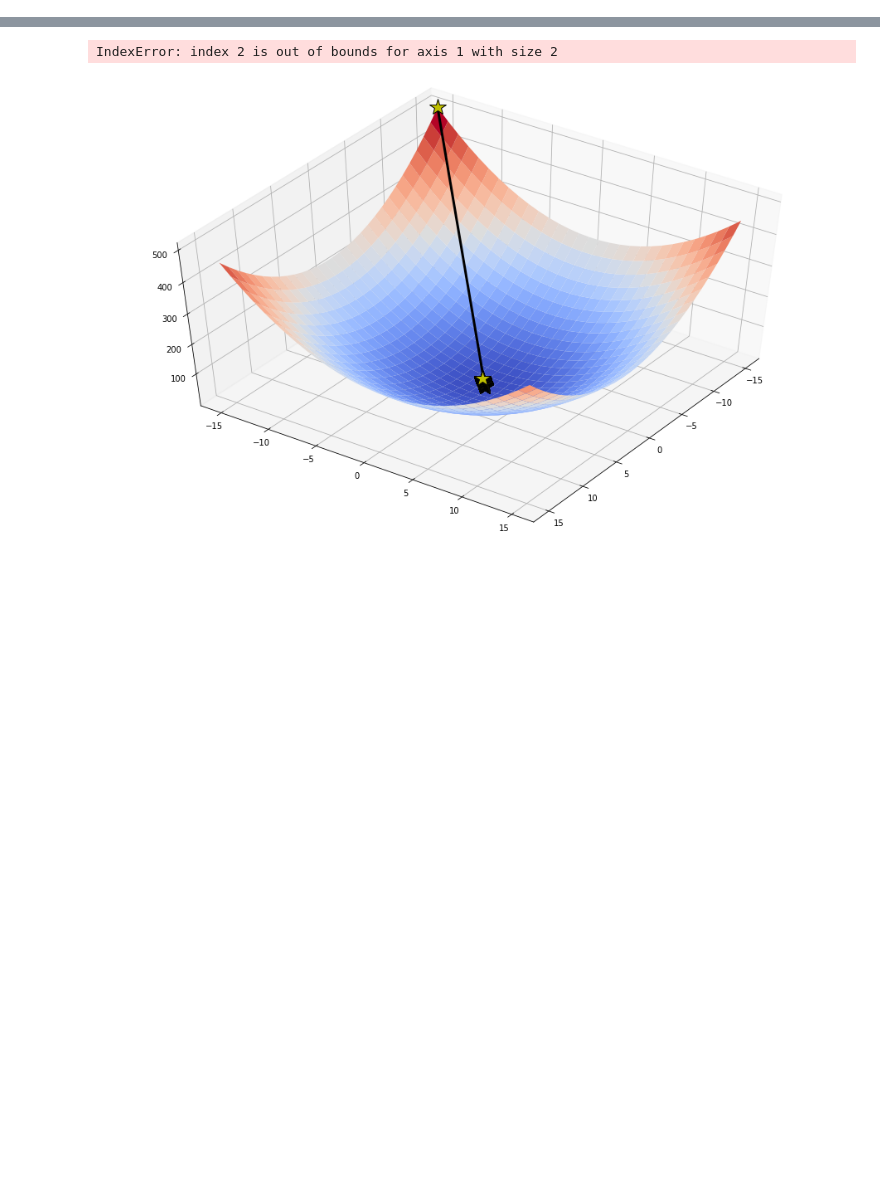
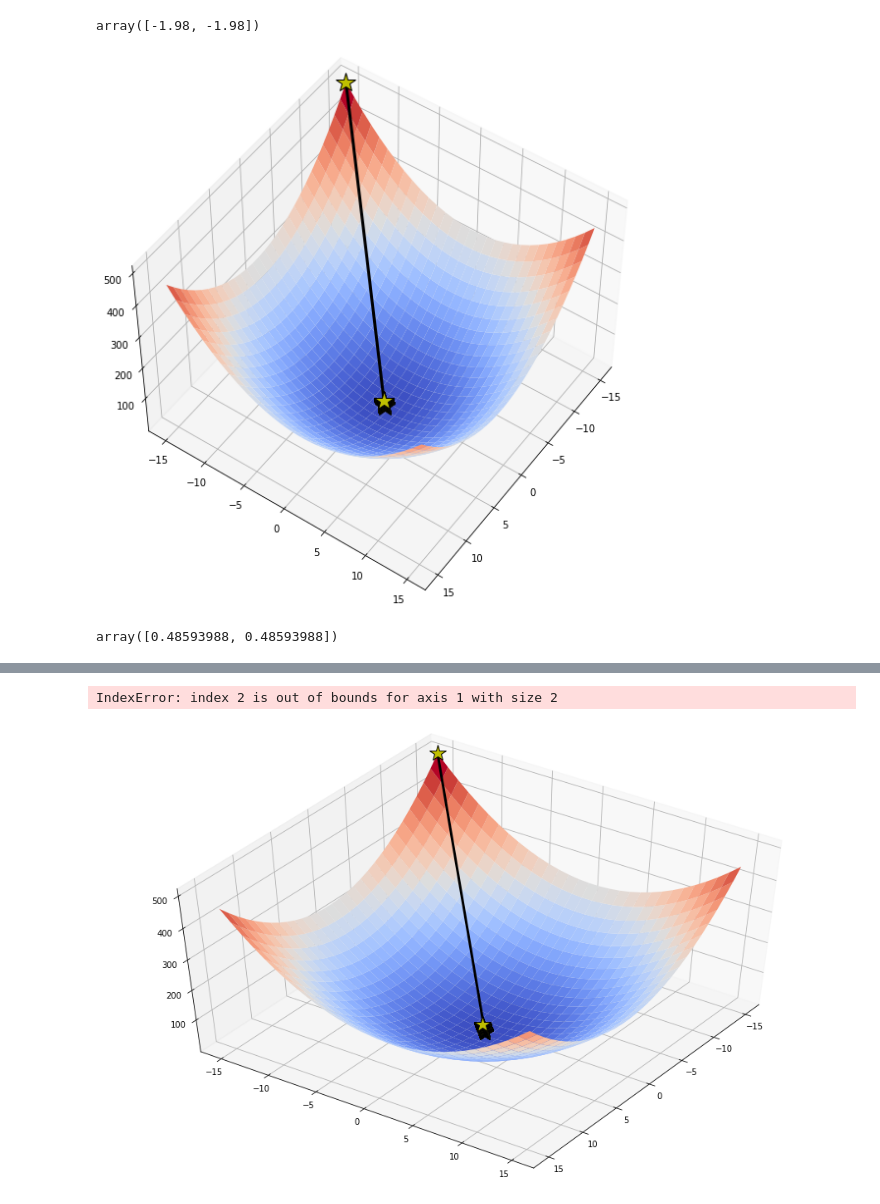
Before and after one commit to orueI/MMOR, a Jupyter notebook: MMOR_LB_4.ipynb, the cells around one changed output, grey strips where cells are left out. Cells and saved outputs as stored; diff of their text form; code cells hidden in the pictures; blank space fills up the shorter version.

```diff
--- a/MMOR_LB_4.ipynb
+++ b/MMOR_LB_4.ipynb
@@ -54,6 +57,15 @@ def f(X):
 nd_start_point = np.array([-15.0, -15.0])
 nd_epsilon = 0.1
 nd_iter = 200
+
+
+def derivative(X):
+    return optimize.approx_fprime(X, f, epsilon)
+
+
+derivative([0, 0])
+# %% [output]
+array([-1.98, -1.98])
 # %%
 def draw_3d_function(f, steps, width, height):
     X, Y = np.meshgrid(np.linspace(-width, width, 30), np.linspace(-height, height, 30))
@@ -79,3 +97,25 @@ def add_sven_to_optimisation(optimization_algoritm):
         return result[0]
 
     return optimization
+# %%
+
+from utils.utils import to_nd_array
+
+opt_fun = get_method_of_steepest_descent(add_sven_to_optimisation(search_dichotomous))
+res = opt_fun(f, derivative, nd_start_point, epsilon, nd_iter)
+
+steps = [
+    np.array(to_nd_array(np.array(method_of_steepest_descent_iter_list)[:, 0])[:, 0]),
+    np.array(to_nd_array(np.array(method_of_steepest_descent_iter_list)[:, 0])[:, 1]),
+    np.array(np.array(method_of_steepest_descent_iter_list)[:, 1])
+]
+
+ax = draw_3d_function(f, np.array(steps), 15, 15)
+
+ax.view_init(50, 35)
+plt.show()
+# np.transpose(np.array(steps))
+res
+# %% [output]
+[figure, added]
+array([0.48593988, 0.48593988])
```
Also changed, not shown: parts of 16 cells of this notebook, 3 other files.
